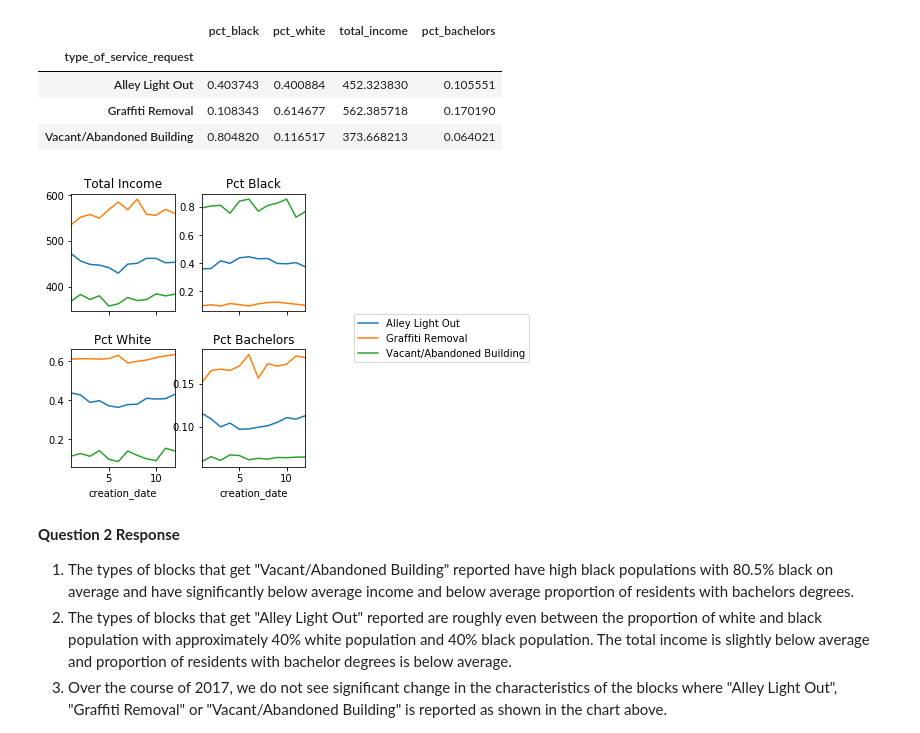
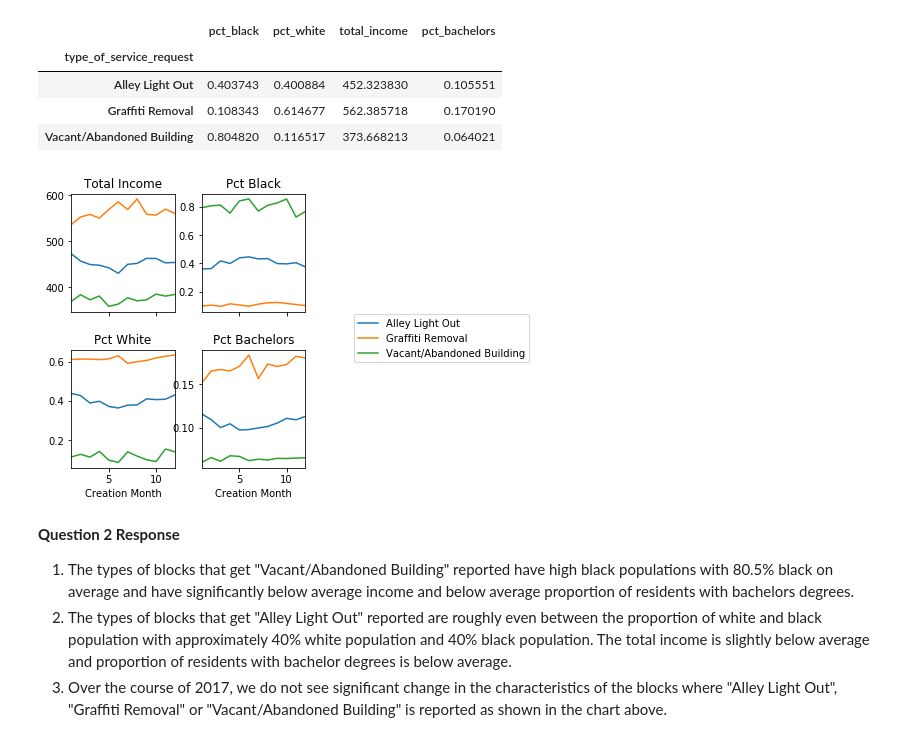
Before and after one commit to alenastern/Machine_Learning_Public_Policy, a Jupyter notebook: Assignment1_Stern.ipynb, the cells around one changed output. Cells and saved outputs as stored; diff of their text form; code cells hidden in the pictures.

```diff
--- a/Assignment1_Stern.ipynb
+++ b/Assignment1_Stern.ipynb
@@ -219,20 +229,22 @@ piv_pw = pt.pivot(index='creation_date', columns='type_of_service_request', valu
 pt = all_call_acs.groupby([pd.to_datetime(all_call_acs.creation_date).dt.month, all_call_acs.type_of_service_request])['pct_bachelors'].mean().reset_index(name='pct_bachelors')
 piv_pba = pt.pivot(index='creation_date', columns='type_of_service_request', values='pct_bachelors')
 # %%
+#plot average block characteristics by type of service request over time
 fig, axes = plt.subplots(ncols=2, nrows = 2, sharex = True)
 
 piv_ti.plot(ax=axes[0,0], legend = False, title = "Total Income")
 piv_pb.plot(ax=axes[0,1], legend = False, title = "Pct Black")
 piv_pw.plot(ax=axes[1,0], legend = False, title = "Pct White")
+axes[1,0].set_xlabel("Creation Month")
 piv_pba.plot(ax=axes[1,1], legend = False, title = "Pct Bachelors")
-
+axes[1,1].set_xlabel("Creation Month")
 fig.legend(loc=7)
 fig.tight_layout()
 fig.subplots_adjust(right=0.55)
 fig.set_size_inches(7,5)
 plt.show()
 # %% [output]
-[figure, old version]
+[figure, new version]
 # %% [markdown]
 **Question 2 Response**
 
```
Also changed, not shown: parts of 32 cells of this notebook.
